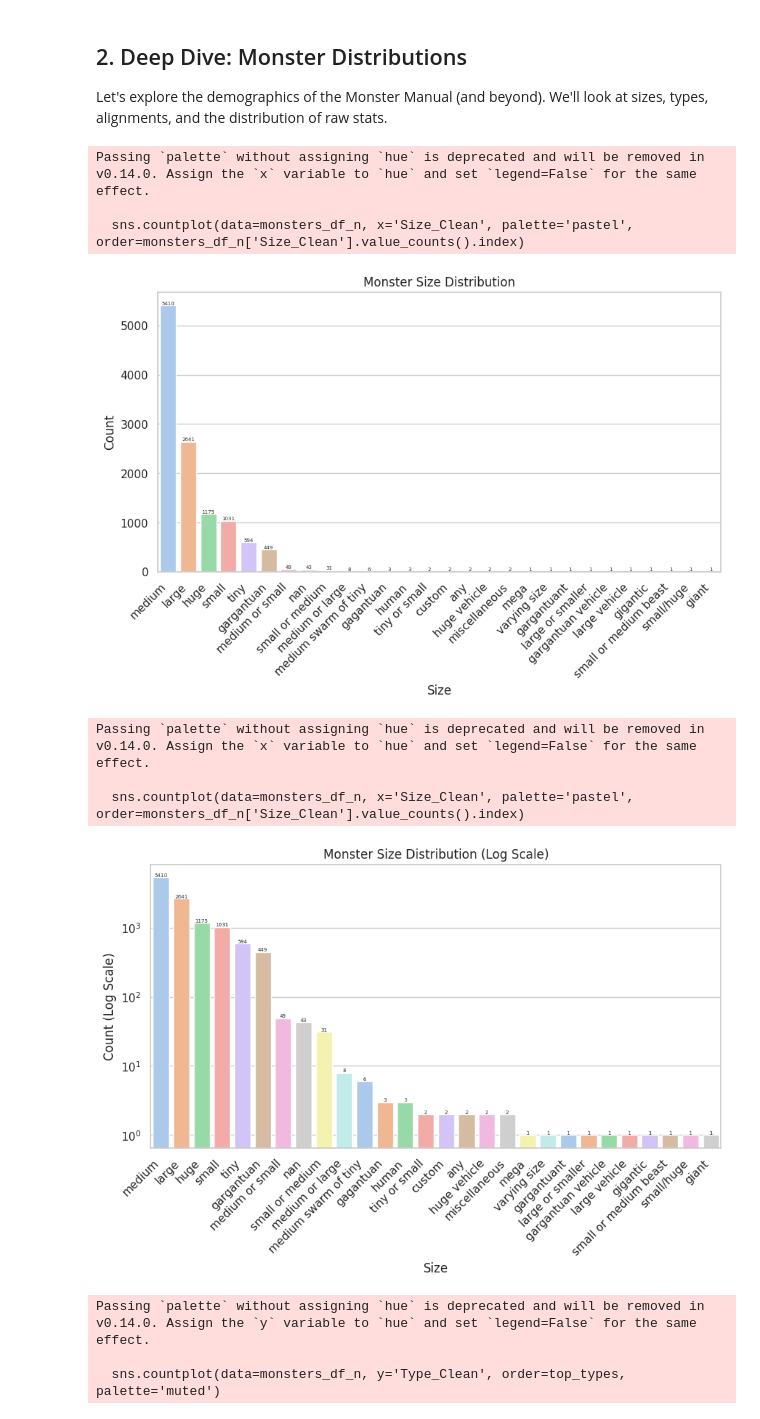
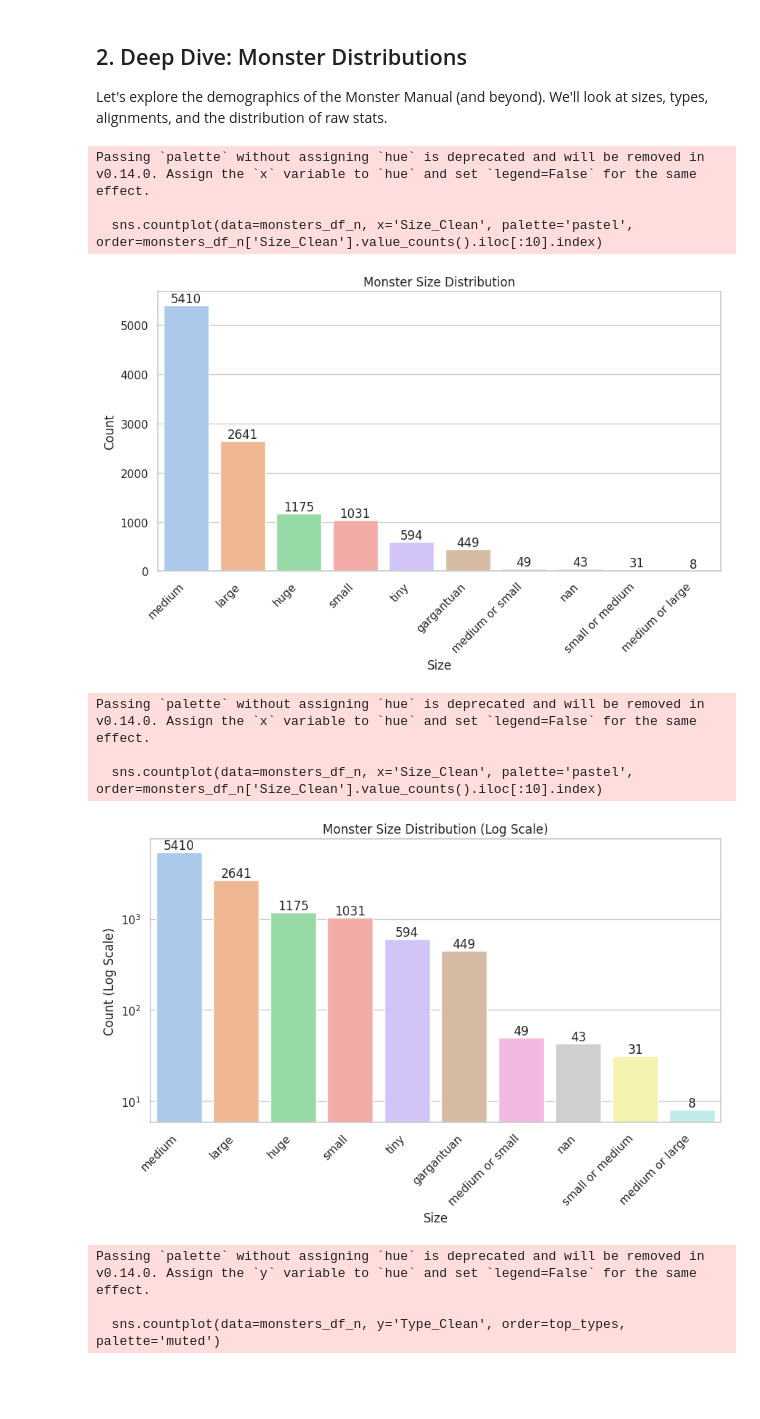
Before and after one commit to baakhoff/research, a Jupyter notebook: notebooks/dnd_research.ipynb, the cells around one changed output. Saved outputs shown, nothing was run; the diff lists cells and outputs as text; code cells hidden in the pictures; blank space fills up the shorter version.

```diff
--- a/notebooks/dnd_research.ipynb
+++ b/notebooks/dnd_research.ipynb
@@ -229,43 +222,43 @@ for score in ability_scores:
 
 monsters_df_n['AC_Clean'] = monsters_df_n['AC'].astype(str).str.extract(r'(\d+)').astype(float)
 monsters_df_n['HP_Clean'] = monsters_df_n['HP'].astype(str).str.extract(r'(\d+)\s*\(?').astype(float)
 
 
 
 # Clean Size
 monsters_df_n['Size_Clean'] = monsters_df_n['Size'].astype(str).str.lower().str.replace(r'\s*\(.*\)', '', regex=True).str.strip()
 
 # 1. Size Distribution
 plt.figure(figsize=(10, 5))
-sns.countplot(data=monsters_df_n, x='Size_Clean', palette='pastel', order=monsters_df_n['Size_Clean'].value_counts().index)
+sns.countplot(data=monsters_df_n, x='Size_Clean', palette='pastel', order=monsters_df_n['Size_Clean'].value_counts().iloc[:10].index)
 plt.title('Monster Size Distribution')
 plt.xlabel('Size')
 plt.ylabel('Count')
 plt.xticks(rotation=45, ha='right')
 for container in plt.gca().containers:
-    plt.bar_label(container, fontsize=5)
+    plt.bar_label(container)
 plt.show()
 
 # 2. Size Distribution (Log Scale)
 plt.figure(figsize=(10, 5))
-sns.countplot(data=monsters_df_n, x='Size_Clean', palette='pastel', order=monsters_df_n['Size_Clean'].value_counts().index)
+sns.countplot(data=monsters_df_n, x='Size_Clean', palette='pastel', order=monsters_df_n['Size_Clean'].value_counts().iloc[:10].index)
 plt.title('Monster Size Distribution (Log Scale)')
 plt.xlabel('Size')
 plt.ylabel('Count (Log Scale)')
 plt.yscale('log')
 for container in plt.gca().containers:
-    plt.bar_label(container, fontsize=5)
+    plt.bar_label(container)
 plt.xticks(rotation=45, ha='right')
 plt.show()
 # %% [output]
 Passing `palette` without assigning `hue` is deprecated and will be removed in v0.14.0. Assign the `x` variable to `hue` and set `legend=False` for the same effect.
 
-  sns.countplot(data=monsters_df_n, x='Size_Clean', palette='pastel', order=monsters_df_n['Size_Clean'].value_counts().index)
+  sns.countplot(data=monsters_df_n, x='Size_Clean', palette='pastel', order=monsters_df_n['Size_Clean'].value_counts().iloc[:10].index)
-[figure, old version]
+[figure, new version]
 Passing `palette` without assigning `hue` is deprecated and will be removed in v0.14.0. Assign the `x` variable to `hue` and set `legend=False` for the same effect.
 
-  sns.countplot(data=monsters_df_n, x='Size_Clean', palette='pastel', order=monsters_df_n['Size_Clean'].value_counts().index)
+  sns.countplot(data=monsters_df_n, x='Size_Clean', palette='pastel', order=monsters_df_n['Size_Clean'].value_counts().iloc[:10].index)
-[figure, old version]
+[figure, new version]
 # %%
 # Clean Types
 monsters_df_n['Type_Clean'] = monsters_df_n['Type'].str.lower().str.replace(r'\s*\(.*\)', '', regex=True).str.strip()
```
Also changed, not shown: parts of 14 cells of this notebook.
